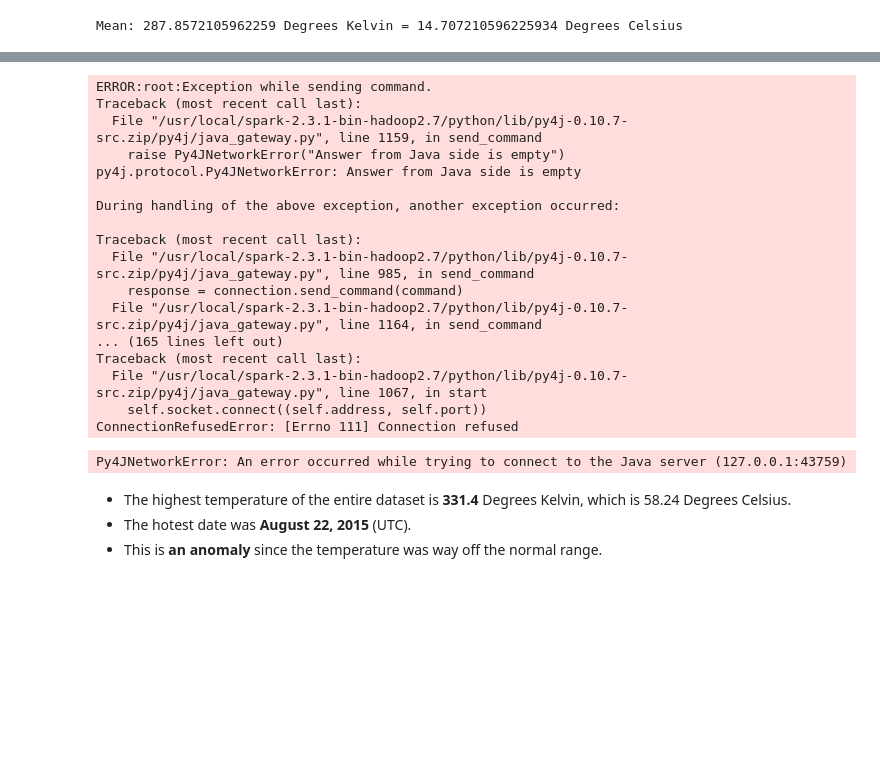
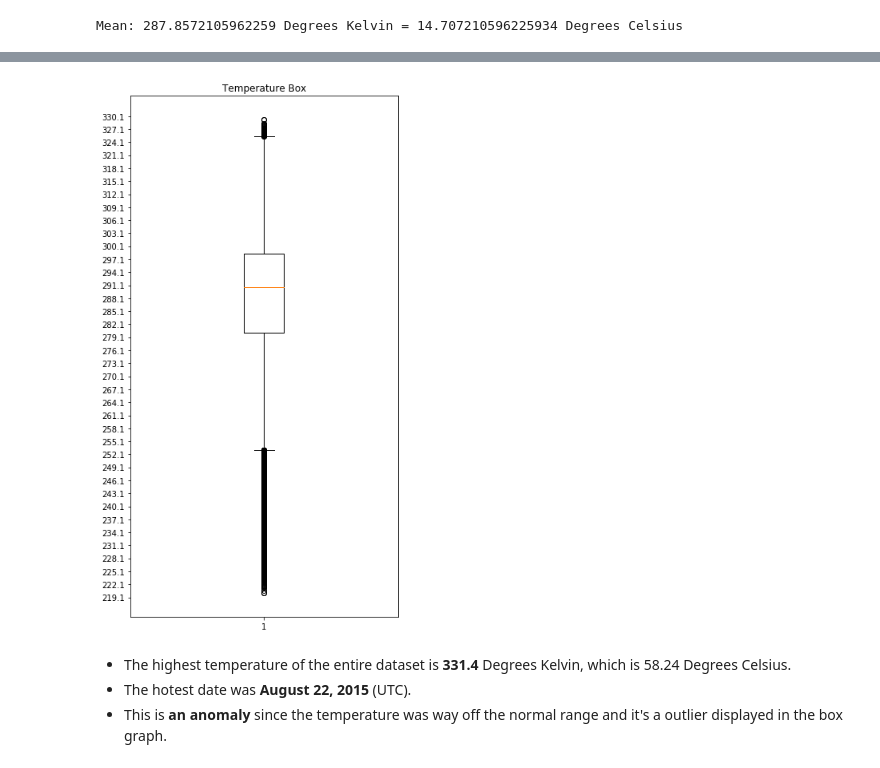
Before and after one commit to ohbriansung/big_data_project_3, a Jupyter notebook: Brian warm-up/hot_hot_hot.ipynb, the cells around one changed output, grey strips where cells are left out. Drawn from its saved outputs; the diff is of its cells as text; code cells hidden in the pictures; blank space fills up the shorter version.

Commit message:
Completed hot hot hot by using entire dataset.

```diff
--- a/Brian warm-up/hot_hot_hot.ipynb
+++ b/Brian warm-up/hot_hot_hot.ipynb
@@ -176,3 +183,8 @@ _mean_dc = convert_dk_to_dc(_mean)
 print(f'Mean: {_mean} Degrees Kelvin = {_mean_dc} Degrees Celsius')
 # %% [output]
 Mean: 287.8572105962259 Degrees Kelvin = 14.707210596225934 Degrees Celsius
+# %%
+# In order to convert to pandas dataframe, we need to sample the data. Otherwise, we will run out of memory on driver.
+# I have tested 10% sample but it still throw OOM error. So I am using 1% sample for displaying the result in graph.
+df_sample = df.select(['temperature_surface']).sample(False, 0.01, seed=1)
+df_sample.show(3)
@@ -179,32 +200,15 @@ Mean: 287.8572105962259 Degrees Kelvin = 14.707210596225934 Degrees Celsius
 # %%
 %matplotlib inline
-df = df.select(['temperature_surface'])  # Use as little memory as possible, OOM if using the entire dataset
-pdf = df.toPandas()
+
+pdf = df_sample.toPandas()
 plt.figure(figsize=(6, 12))
 plt.boxplot(pdf['temperature_surface'].values)
 plt.yticks(np.arange(min(pdf['temperature_surface'].values)-1, max(pdf['temperature_surface'].values)+1, 3))
 plt.title("Temperature Box")
 plt.show()
 # %% [output]
-ERROR:root:Exception while sending command.
-Traceback (most recent call last):
-  File "/usr/local/spark-2.3.1-bin-hadoop2.7/python/lib/py4j-0.10.7-src.zip/py4j/java_gateway.py", line 1159, in send_command
-    raise Py4JNetworkError("Answer from Java side is empty")
-py4j.protocol.Py4JNetworkError: Answer from Java side is empty
-
-During handling of the above exception, another exception occurred:
-
-Traceback (most recent call last):
-  File "/usr/local/spark-2.3.1-bin-hadoop2.7/python/lib/py4j-0.10.7-src.zip/py4j/java_gateway.py", line 985, in send_command
-    response = connection.send_command(command)
-  File "/usr/local/spark-2.3.1-bin-hadoop2.7/python/lib/py4j-0.10.7-src.zip/py4j/java_gateway.py", line 1164, in send_command
-... (165 lines left out)
-Traceback (most recent call last):
-  File "/usr/local/spark-2.3.1-bin-hadoop2.7/python/lib/py4j-0.10.7-src.zip/py4j/java_gateway.py", line 1067, in start
-    self.socket.connect((self.address, self.port))
-ConnectionRefusedError: [Errno 111] Connection refused
-Py4JNetworkError: An error occurred while trying to connect to the Java server (127.0.0.1:43759)
+[figure, added]
 # %% [markdown]
 * The highest temperature of the entire dataset is **331.4** Degrees Kelvin, which is 58.24 Degrees Celsius.
 * The hotest date was **August 22, 2015** (UTC).
-* This is **an anomaly** since the temperature was way off the normal range.
+* This is **an anomaly** since the temperature was way off the normal range and it's a outlier displayed in the box graph.
```
Also changed, not shown: parts of 7 cells of this notebook.
